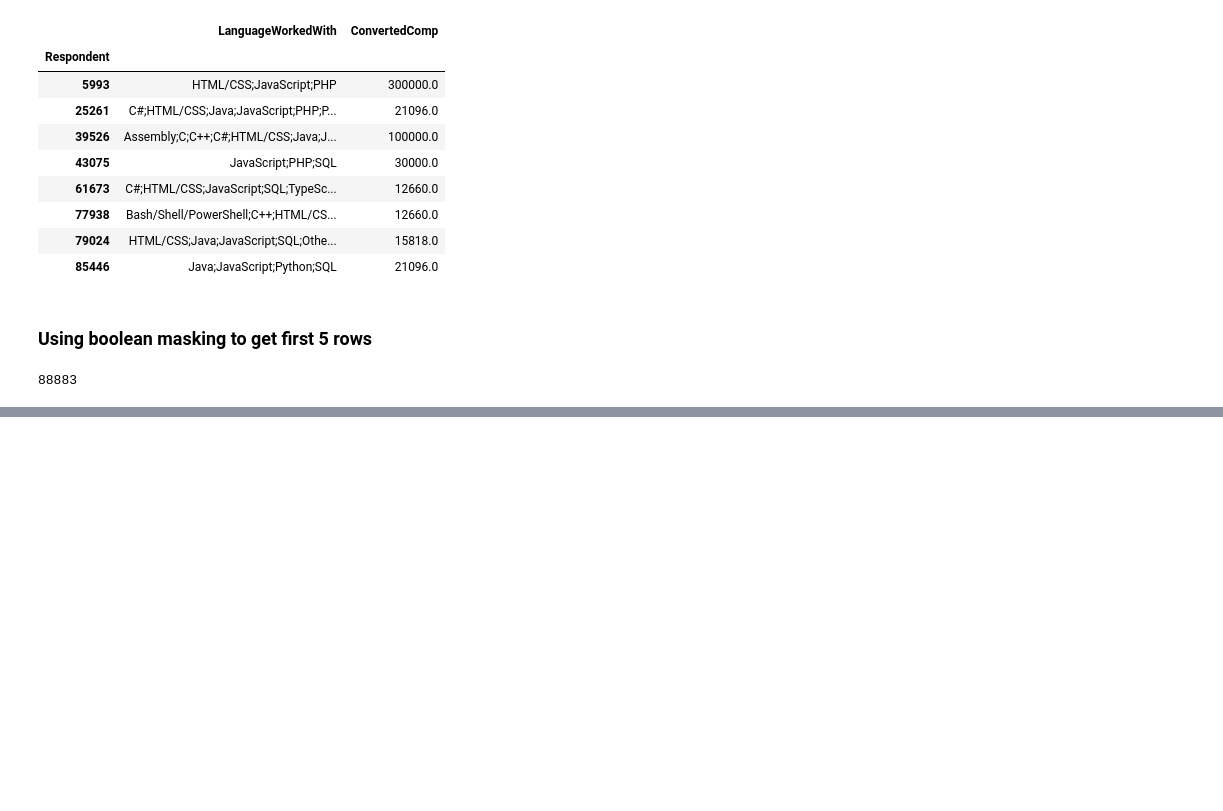
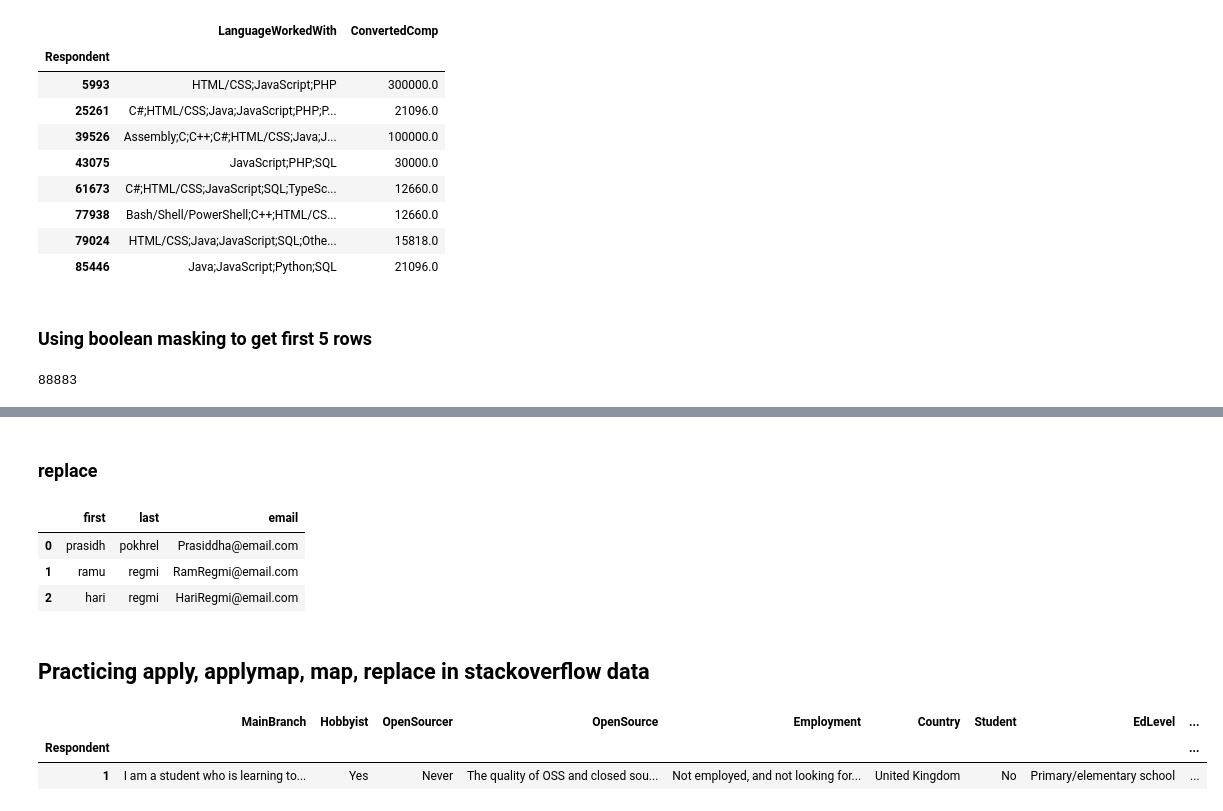
Before and after one commit to pkrlfamous/ML-Python, a Jupyter notebook: Pandas/pandas-practice.ipynb, the cells around one changed output, grey strips where cells are left out. Cells and saved outputs as stored; diff of their text form; code cells hidden in the pictures; blank space fills up the shorter version.

```diff
--- a/Pandas/pandas-practice.ipynb
+++ b/Pandas/pandas-practice.ipynb
@@ -655,0 +899,12 @@ df.loc[mask]
+# %% [markdown]
+### replace
+# %%
+df['first'] = df['first'].replace({'prasiddha':'prasidh', 'ram':'ramu'})
+df
+# %% [output]
+|  | first | last | email |
+| 0 | prasidh | pokhrel | Prasiddha@email.com |
+| 1 | ramu | regmi | RamRegmi@email.com |
+| 2 | hari | regmi | HariRegmi@email.com |
+# %% [markdown]
+## Practicing apply, applymap, map, replace in stackoverflow data
@@ -655,0 +917,6 @@ df.loc[mask]
+# %%
+df.head(1)
+# %% [output]
+|  | MainBranch | Hobbyist | OpenSourcer | OpenSource | Employment | Country | Student | EdLevel | ... |
+| Respondent |  |  |  |  |  |  |  |  | ... |
+| 1 | I am a student who is learning to... | Yes | Never | The quality of OSS and closed sou... | Not employed, and not looking for... | United Kingdom | No | Primary/elementary school | ... |
```
Also changed, not shown: parts of 55 cells of this notebook.
